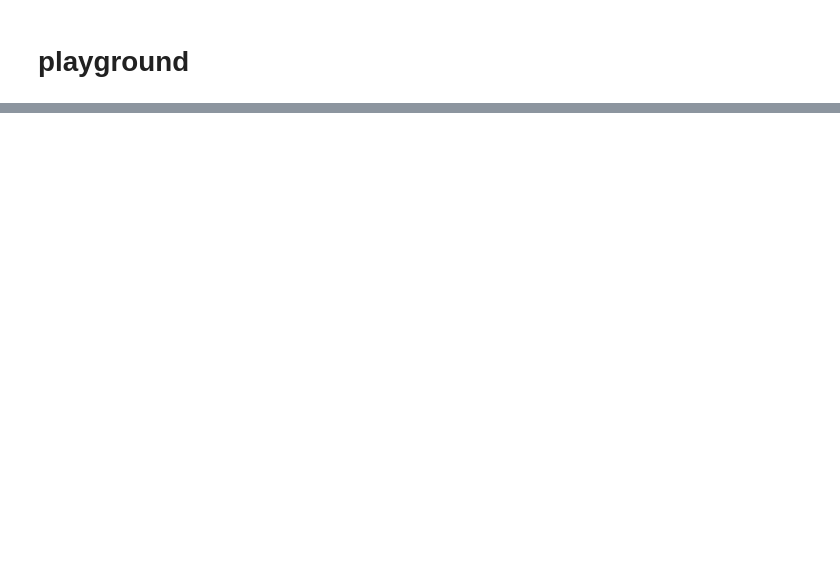
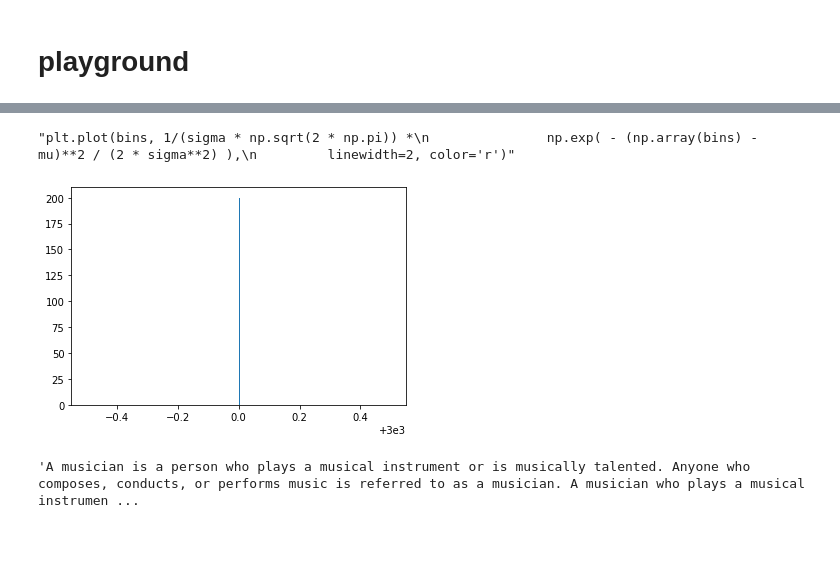
Before and after one commit to DanielGuzmanOlivares/ContextualForests, a Jupyter notebook: ContextualForest2.ipynb, the cells around one changed output, grey strips where cells are left out. Saved outputs shown, nothing was run; the diff lists cells and outputs as text; code cells hidden in the pictures; blank space fills up the shorter version.

```diff
--- a/ContextualForest2.ipynb
+++ b/ContextualForest2.ipynb
@@ -659,0 +597,22 @@ A.pop()
+# %%
+from sklearn.preprocessing import normalize
+%matplotlib notebook
+L = []
+for x in range(600):
+    n = 30
+    rn = np.random.randint(3000,size=(n,2))
+    rn = rn.astype(float)
+    rn[:,0] = np.abs(rn[:,0]-np.arange(n))/3000
+    rn[:,1] = np.abs(rn[:,1]-np.arange(n))/3000
+    y = np.linalg.norm(rn[:,0]-rn[:,1])
+    L.append(y)
+    plt.plot(x,y,'b.')
+
+for x in range(600):
+    n = 10
+    rn = np.random.randint(1500,size=(n,2))
+    rn = rn.astype(float)
+    rn[:,0] = np.abs(rn[:,0]-np.arange(n))/1500
+    rn[:,1] = np.abs(rn[:,1]-np.arange(n))/1500
+    y = np.linalg.norm(rn[:,0]-rn[:,1])
+    plt.plot(x,y,'r.')
@@ -660,2 +627,32 @@ A.pop()
+# %%
+from random import sample
+from scipy.stats import norm
+from matplotlib import pyplot as plt
+%matplotlib inline
+L = []
+K = 3000
+S = 1000
+poss = np.array(sample(range(3000), K))
+for _ in range(3000):
+    x = np.array(sample(range(30000), K))
+    y = np.array(sample(range(30000), S))
+    L.append(len([k for k in x if k in y]))
+    #L.append(np.sum([min(a,b) for a,b in zip(x,y)]))
+count, bins, ignored = plt.hist(L,bins=200,density=True)
+
+#plt.plot(bins,norm.pdf(bins,loc=mu,scale=sigma) ,linewidth=2, color='r')
+"""plt.plot(bins, 1/(sigma * np.sqrt(2 * np.pi)) *
+               np.exp( - (np.array(bins) - mu)**2 / (2 * sigma**2) ),
+         linewidth=2, color='r')"""
+#plt.plot()
+
+#plt.show()
+# %% [output]
+"plt.plot(bins, 1/(sigma * np.sqrt(2 * np.pi)) *\n               np.exp( - (np.array(bins) - mu)**2 / (2 * sigma**2) ),\n         linewidth=2, color='r')"
+[figure, added]
+# %%
+wiki.page("Musician").text
+# %% [output]
+'A musician is a person who plays a musical instrument or is musically talented. Anyone who composes, conducts, or performs music is referred to as a musician. A musician who plays a musical instrumen ...
 # %% [markdown]
 ####
```
Also changed, not shown: parts of 22 cells of this notebook.
